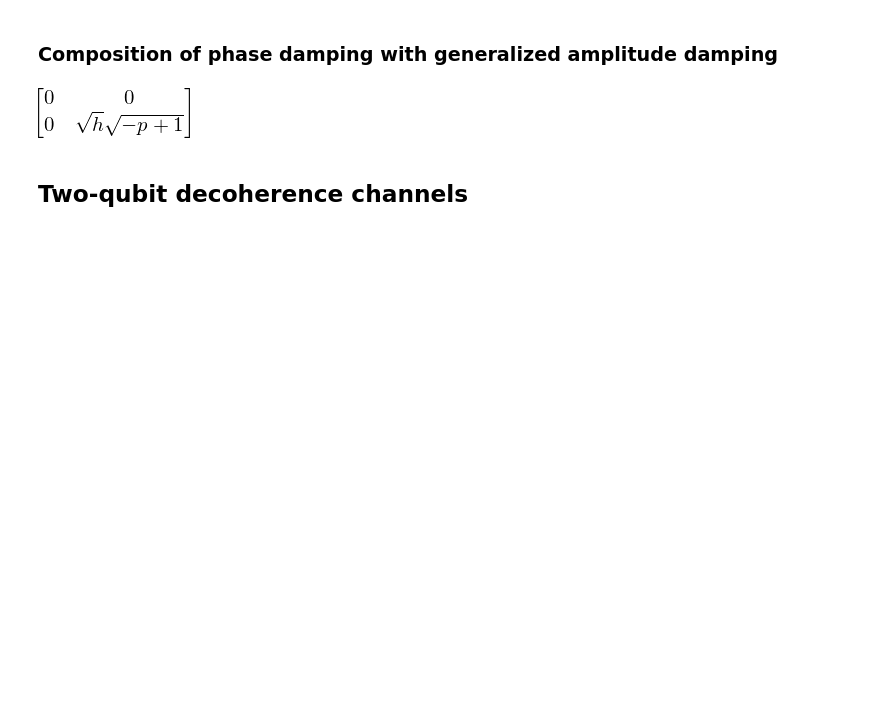
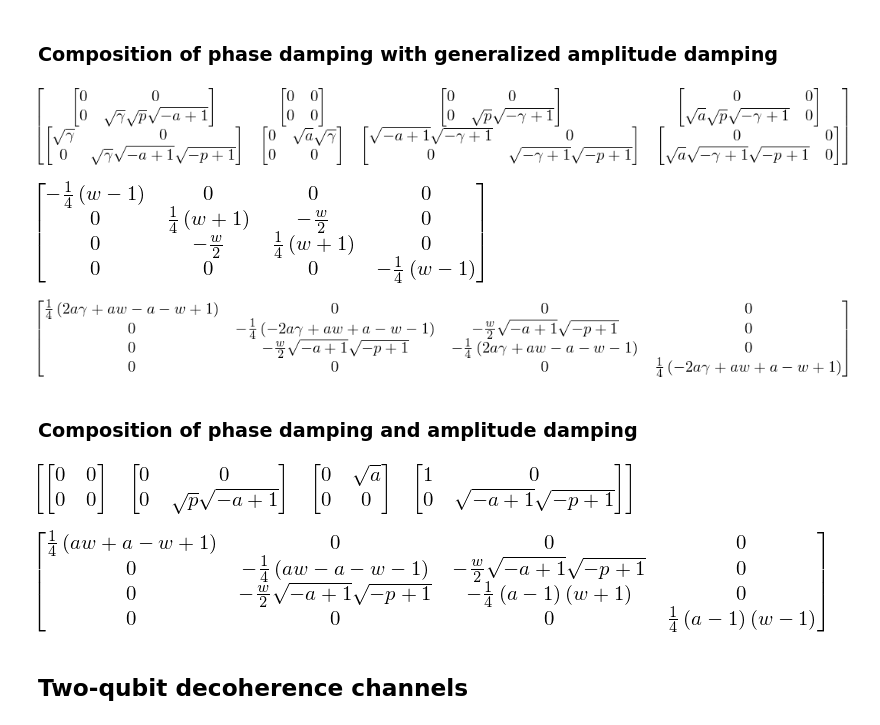
Before and after one commit to jonasmaziero/jupyterQ, a Jupyter notebook: decoherence.ipynb, the cells around one changed output. Cells and saved outputs as stored; diff of their text form; code cells hidden in the pictures; blank space fills up the shorter version.

```diff
--- a/decoherence.ipynb
+++ b/decoherence.ipynb
@@ -107,10 +114,8 @@ Kraus operators
 Bloch vector
 \begin{equation}\vec{r}_{pd}(\gamma)=\left(r_{1}(1-\gamma),r_{2}(1-\gamma),r_{3}\right).\end{equation}
-# %%
-def Kpd(j, g):
-    if j == 0:
-        return Matrix([[1,0],[0,sqrt(1-g)]])
-    elif j == 1:
-        return Matrix([[0,0],[0,sqrt(g)]])
-def PDC(rho, g):
-    return Kpd(0, g)*rho*Kpd(0, g) + Kpd(1, g)*rho*Kpd(1, g)
+# %%
+def Kpd(j, p):
+    if j == 0:
+        return Matrix([[0,0],[0,sqrt(p)]])
+    elif j == 1:
+        return Matrix([[1,0],[0,sqrt(1-p)]])
@@ -117,25 +124,20 @@ def PDC(rho, g):
 # %% [markdown]
 ### Composition of phase damping with generalized amplitude damping
 # %%
-def Kpdgad(j,p,g,h):
+def Kpdgad(j,p,g,a):
     if j == 0:
-        return  Kgad(0, g, p)*Kpd(0,h)
+        return  Kpd(0,p)*Kgad(0,g,a)
     elif j == 1:
-        return  Kgad(0, g, p)*Kpd(1,h)
+        return  Kpd(0,p)*Kgad(1,g,a)
     elif j == 2:
-        return  Kgad(1, g, p)*Kpd(0,h)
+        return  Kpd(0,p)*Kgad(2,g,a)
     elif j == 3:
-        return  Kgad(1, g, p)*Kpd(1,h)
+        return  Kpd(0,p)*Kgad(3,g,a)
     elif j == 4:
-        return  Kgad(2, g, p)*Kpd(0,h)
+        return  Kpd(1,p)*Kgad(0,g,a)
     elif j == 5:
-        return  Kgad(2, g, p)*Kpd(1,h)
+        return  Kpd(1,p)*Kgad(1,g,a)
     elif j == 6:
-        return  Kgad(3, g, p)*Kpd(0,h)
+        return  Kpd(1,p)*Kgad(2,g,a)
     elif j == 7:
-        return  Kgad(3, g, p)*Kpd(1,h)
+        return  Kpd(1,p)*Kgad(3,g,a)
-# %%
-p, g, h = symbols('p g h')
-Kpdgad(7,p,g,h)
-# %% [output]
-[figure, removed]
@@ -151,0 +144,21 @@ def Kpdgad_ab(rho,pa,ga,ha,pb,gb,hb):
+# %%
+p, g, a = symbols('p gamma a')
+Matrix([[Kpdgad(0,p,g,a),Kpdgad(1,p,g,a),Kpdgad(2,p,g,a),Kpdgad(3,p,g,a)],[Kpdgad(4,p,g,a),Kpdgad(5,p,g,a),Kpdgad(6,p,g,a),Kpdgad(7,p,g,a)]])
+# %% [output]
+[figure, added]
+# %%
+factor(werner(w))
+# %% [output]
+[figure, added]
+# %%
+def werner_pdgad(w,p,g,a):
+    A = tp(Kpdgad(0,p,g,a),Pauli(0))*werner(w)*tp(Kpdgad(0,p,g,a),Pauli(0)) + tp(Kpdgad(2,p,g,a),Pauli(0))*werner(w)*tp(Kpdgad(2,p,g,a),Pauli(0))
+    A += tp(Kpdgad(3,p,g,a),Pauli(0))*werner(w)*tp(Kpdgad(3,p,g,a).T,Pauli(0)) + tp(Kpdgad(4,p,g,a),Pauli(0))*werner(w)*tp(Kpdgad(4,p,g,a),Pauli(0))
+    A += tp(Kpdgad(5,p,g,a),Pauli(0))*werner(w)*tp(Kpdgad(5,p,g,a).T,Pauli(0)) + tp(Kpdgad(6,p,g,a),Pauli(0))*werner(w)*tp(Kpdgad(6,p,g,a),Pauli(0))
+    A += tp(Kpdgad(7,p,g,a),Pauli(0))*werner(w)*tp(Kpdgad(7,p,g,a).T,Pauli(0))
+    return A
+factor(werner_pdgad(w,p,g,a))
+# %% [output]
+[figure, added]
+# %% [markdown]
+### Composition of phase damping and amplitude damping
@@ -152,3 +175,16 @@ def Kpdgad_ab(rho,pa,ga,ha,pb,gb,hb):
+# %%
+p, a = symbols('p a')
+Matrix([[Kpdad(0,p,a),Kpdad(1,p,a),Kpdad(2,p,a),Kpdad(3,p,a)]])
+# %% [output]
+[figure, added]
+# %%
+def werner_pdad(w,p,A):
+    A = tp(Kpdad(1,p,a),Pauli(0))*werner(w)*tp(Kpdad(1,p,a),Pauli(0)) + tp(Kpdad(2,p,a),Pauli(0))*werner(w)*tp(Kpdad(2,p,a).T,Pauli(0))
+    A += tp(Kpdad(3,p,a),Pauli(0))*werner(w)*tp(Kpdad(3,p,a),Pauli(0))
+    return A
+factor(werner_pdad(w,p,a))
+# %% [output]
+[figure, added]
 # %% [markdown]
 ## __Two-qubit__ decoherence channels
 # %%
```
Also changed, not shown: parts of 9 cells of this notebook.
